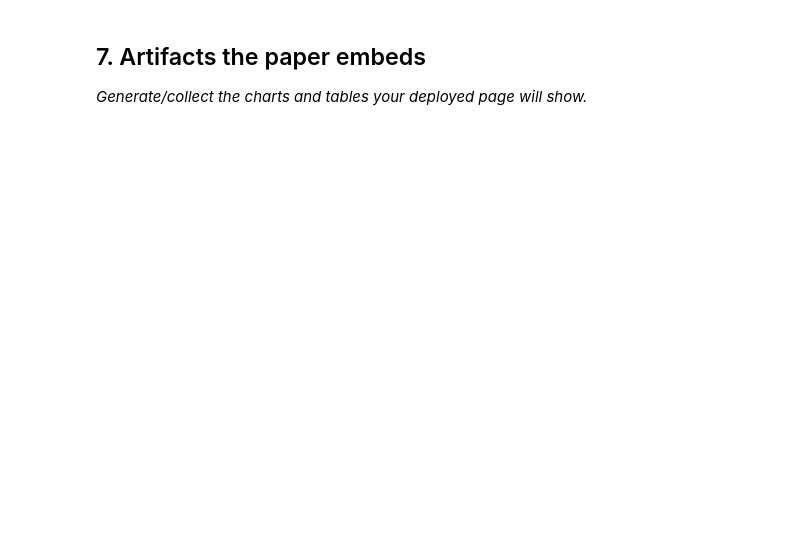
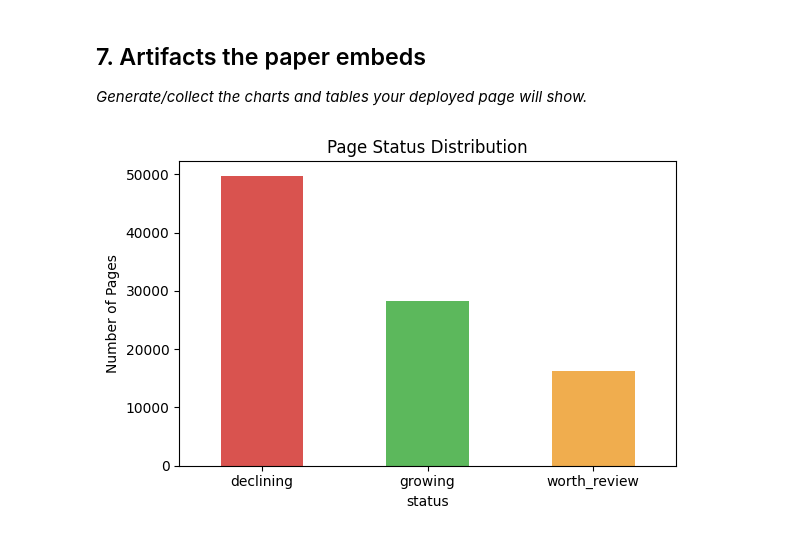
Before and after one commit to LaibaTaseen/flyrank-ml-internship, a Jupyter notebook: work/notebooks/capstone.ipynb, the cells around one changed output. Cells and saved outputs as stored; diff of their text form; code cells hidden in the pictures; blank space fills up the shorter version.

```diff
--- a/work/notebooks/capstone.ipynb
+++ b/work/notebooks/capstone.ipynb
@@ -32,0 +188,16 @@ This skeleton is yours to fill. Work the sections **in order** — each one has
+# %%
+qsignals = con.sql(f"""
+    SELECT content_hash_id,
+           ANY_VALUE(content_visible_query_count)     AS visible_queries,
+           ANY_VALUE(rare_impressions_share)          AS rare_share,
+           ANY_VALUE(anonymized_impressions_share)    AS anon_share,
+           MAX(impressions_90d)                       AS top_query_impressions,
+           SUM(impressions_90d)                       AS kept_impressions
+    FROM {TABLES['fact_query_90d']}
+    GROUP BY content_hash_id
+""").df()
+
+qsignals['top_query_share'] = qsignals['top_query_impressions'] / qsignals['kept_impressions']
+data_90d = features_90d.merge(qsignals, on='content_hash_id', how='left')
+print(f'joined: {len(data_90d):,} rows')
+data_90d.head()
@@ -32,0 +212,13 @@ This skeleton is yours to fill. Work the sections **in order** — each one has
+# %%
+data_90d['pct_change'] = (data_90d['imp_last90'] - data_90d['imp_prev90']) / data_90d['imp_prev90']
+
+def label_status(row):
+    if row['pct_change'] >= 0.20:
+        return 'growing'
+    elif row['pct_change'] <= -0.20:
+        return 'declining'
+    else:
+        return 'worth_review'
+
+data_90d['status'] = data_90d.apply(label_status, axis=1)
+print(data_90d['status'].value_counts())
@@ -34,3 +384,17 @@ This skeleton is yours to fill. Work the sections **in order** — each one has
 ## 7. Artifacts the paper embeds
 
 *Generate/collect the charts and tables your deployed page will show.*
+# %%
+import matplotlib.pyplot as plt
+
+status_counts = data_90d['status'].value_counts()
+plt.figure(figsize=(6,4))
+status_counts.plot(kind='bar', color=['#d9534f', '#5cb85c', '#f0ad4e'])
+plt.title('Page Status Distribution')
+plt.ylabel('Number of Pages')
+plt.xticks(rotation=0)
+plt.tight_layout()
+plt.savefig('status_distribution.png', dpi=150)
+plt.show()
+# %% [output]
+[figure, added]
```
Also changed, not shown: parts of 28 cells of this notebook.
